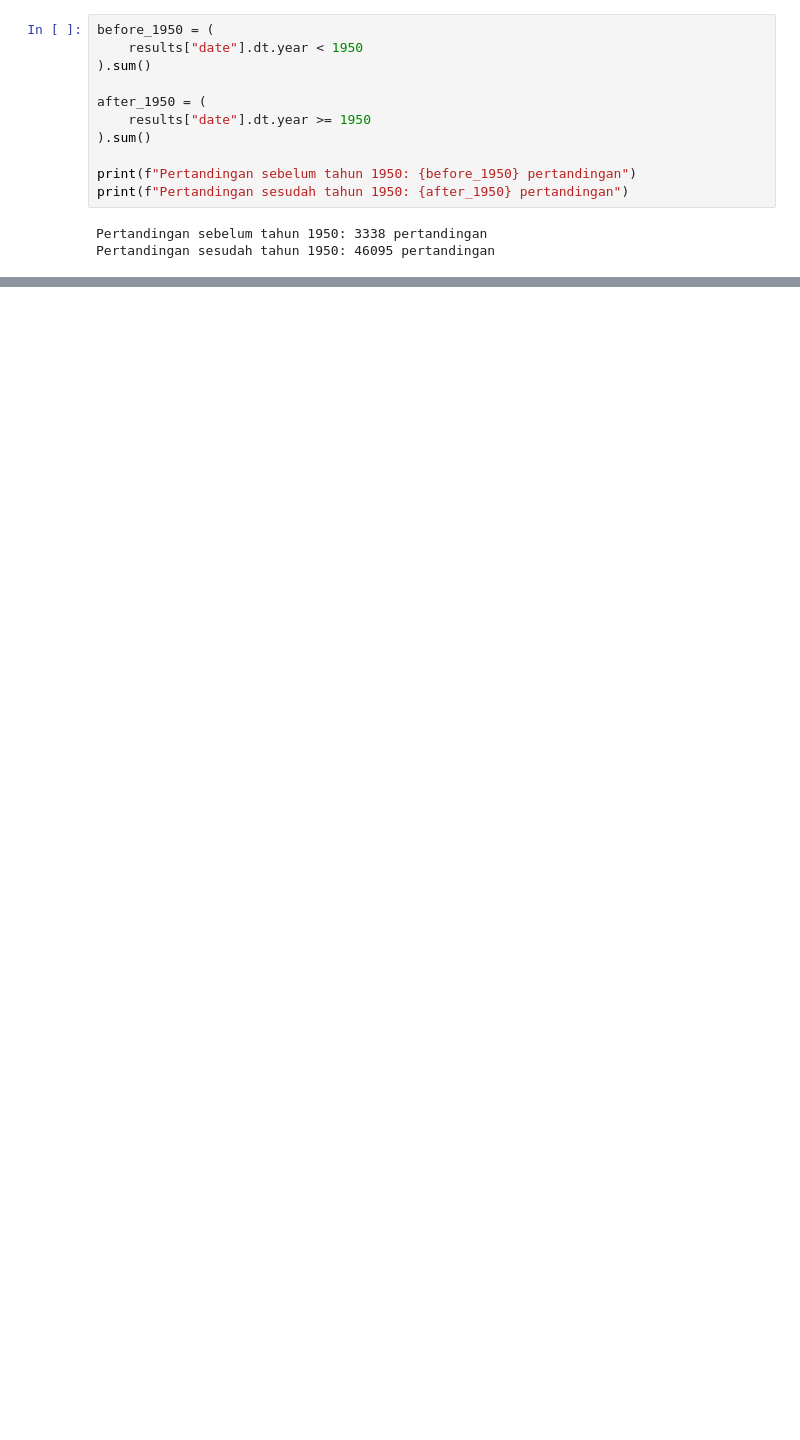
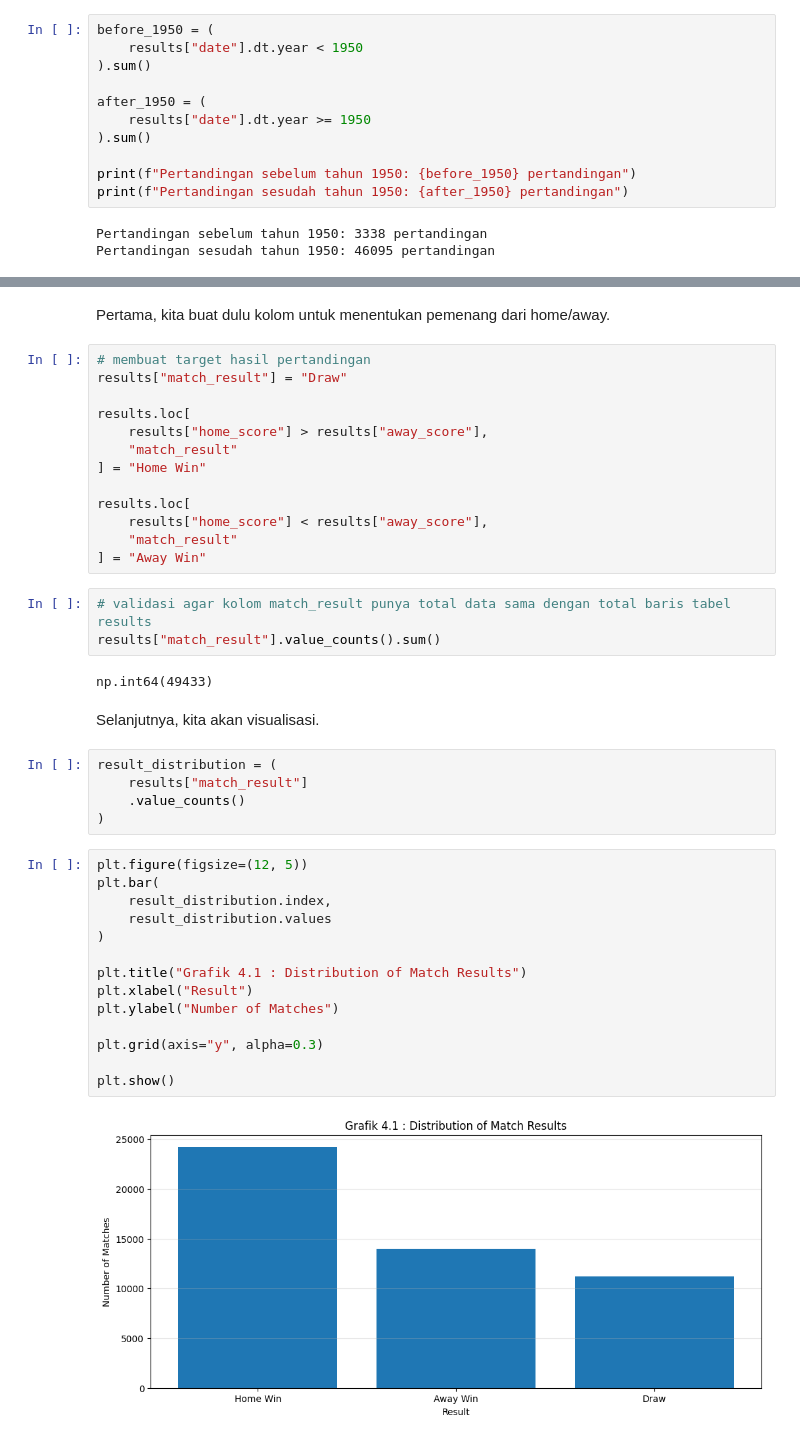
Before and after one commit to RyannPy/international-football-prediction, a Jupyter notebook: notebooks/04_exploratory_data_analyis.ipynb, the cells around one changed output, grey strips where cells are left out. Cells and saved outputs as stored; diff of their text form; blank space fills up the shorter version.

```diff
--- a/notebooks/04_exploratory_data_analyis.ipynb
+++ b/notebooks/04_exploratory_data_analyis.ipynb
@@ -272,0 +279,43 @@ Analisis distribusi pertandingan menunjukkan bahwa perkembangan sepak bola inter
+# %% [markdown]
+Pertama, kita buat dulu kolom untuk menentukan pemenang dari home/away.
+# %%
+# membuat target hasil pertandingan
+results["match_result"] = "Draw"
+
+results.loc[
+    results["home_score"] > results["away_score"],
+    "match_result"
+] = "Home Win"
+
+results.loc[
+    results["home_score"] < results["away_score"],
+    "match_result"
+] = "Away Win"
+# %%
+# validasi agar kolom match_result punya total data sama dengan total baris tabel results
+results["match_result"].value_counts().sum()
+# %% [output]
+np.int64(49433)
+# %% [markdown]
+Selanjutnya, kita akan visualisasi.
+# %%
+result_distribution = (
+    results["match_result"]
+    .value_counts()
+)
+# %%
+plt.figure(figsize=(12, 5))
+plt.bar(
+    result_distribution.index,
+    result_distribution.values
+)
+
+plt.title("Grafik 4.1 : Distribution of Match Results")
+plt.xlabel("Result")
+plt.ylabel("Number of Matches")
+
+plt.grid(axis="y", alpha=0.3)
+
+plt.show()
+# %% [output]
+[figure, added]
```
Also changed, not shown: parts of 30 cells of this notebook.
